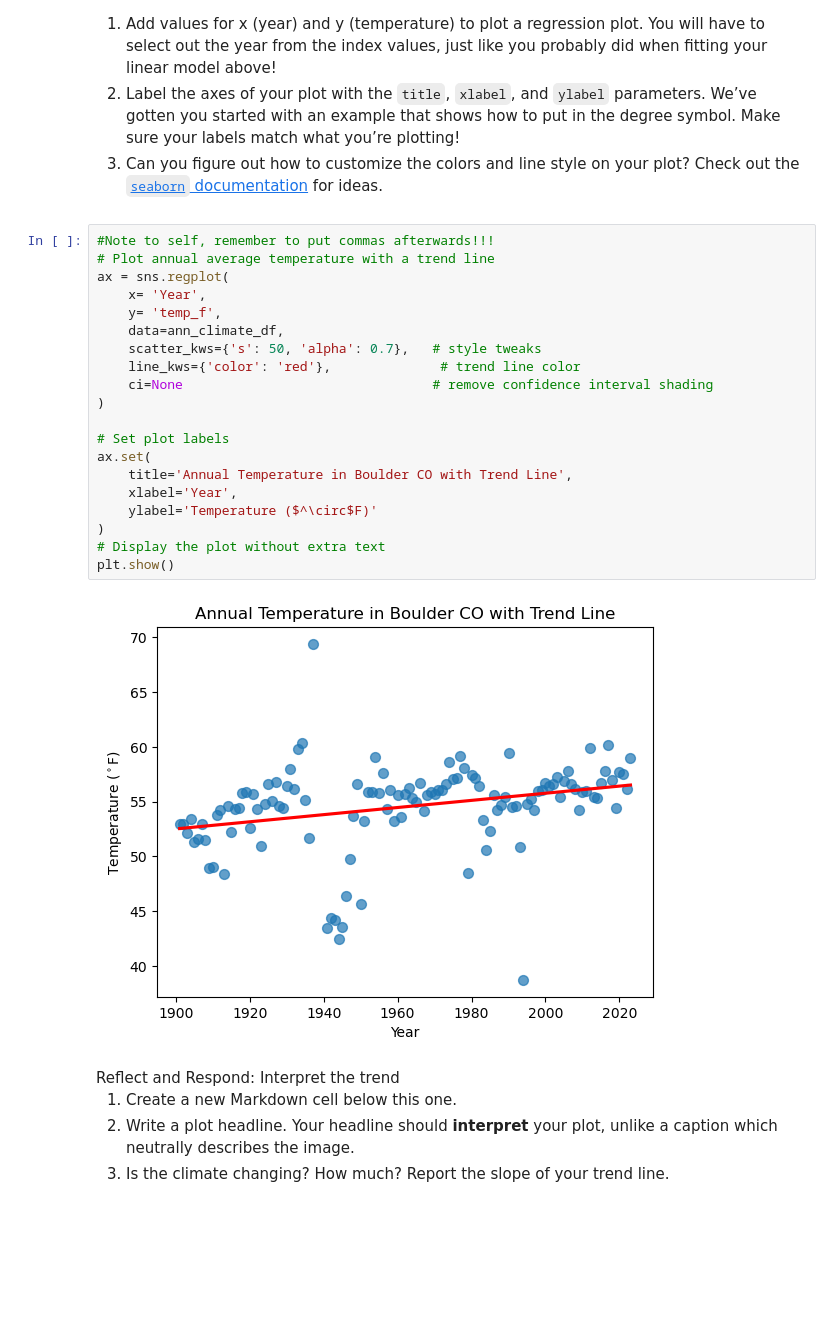
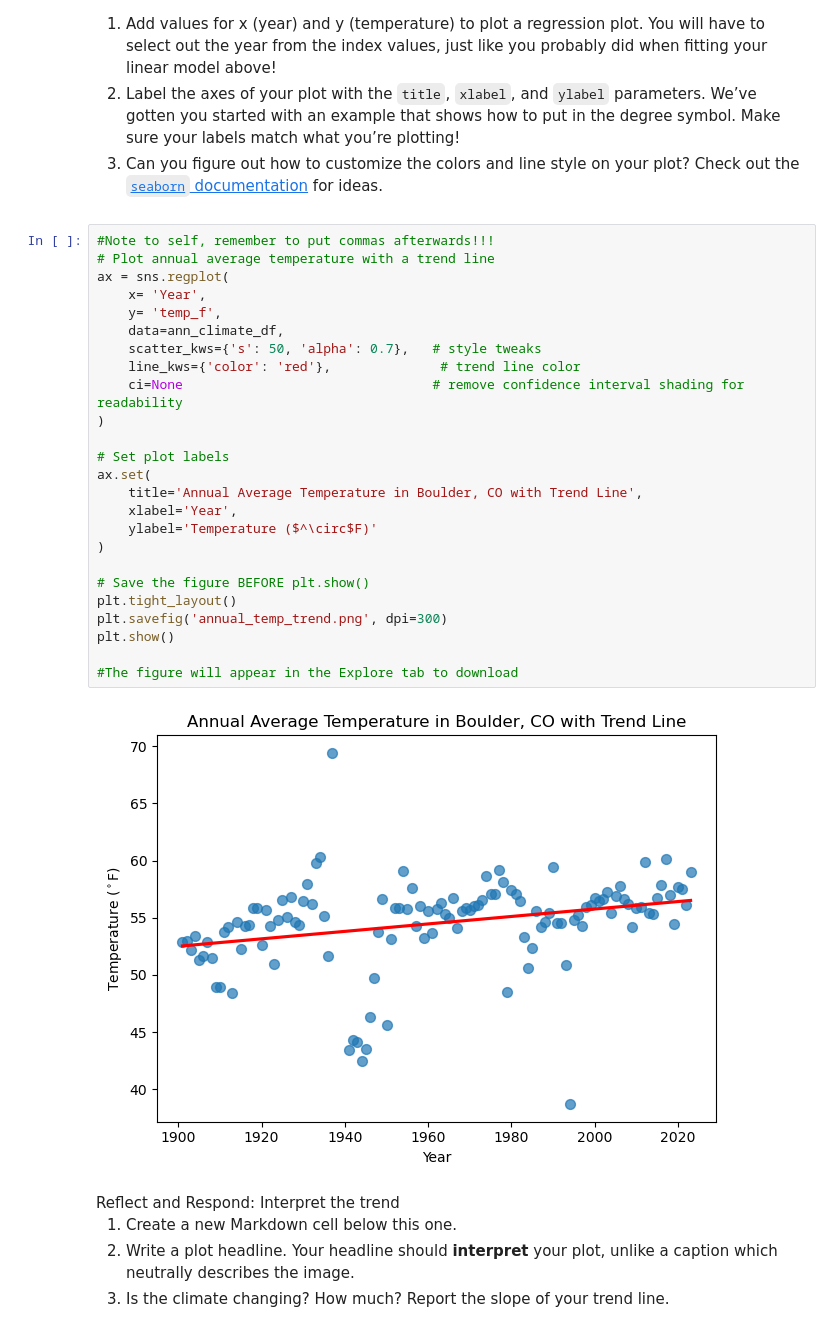
Before and after one commit to earthlab-education/02-climate-kward-alt, a Jupyter notebook: climate-coding-challenge-part-5.ipynb, the cells around one changed output. Saved outputs shown, nothing was run; the diff lists cells and outputs as text; blank space fills up the shorter version.

Commit message:
Fixed figure label and made png download

```diff
--- a/climate-coding-challenge-part-5.ipynb
+++ b/climate-coding-challenge-part-5.ipynb
@@ -190,25 +190,30 @@ for ideas.</li>
 # %%
 #Note to self, remember to put commas afterwards!!!
 # Plot annual average temperature with a trend line
 ax = sns.regplot(
     x= 'Year',
     y= 'temp_f',
     data=ann_climate_df,
     scatter_kws={'s': 50, 'alpha': 0.7},   # style tweaks
     line_kws={'color': 'red'},              # trend line color
-    ci=None                                # remove confidence interval shading
+    ci=None                                # remove confidence interval shading for readability
 )
 
 # Set plot labels
 ax.set(
-    title='Annual Temperature in Boulder CO with Trend Line',
+    title='Annual Average Temperature in Boulder, CO with Trend Line',
     xlabel='Year',
     ylabel='Temperature ($^\circ$F)'
 )
-# Display the plot without extra text
+
+# Save the figure BEFORE plt.show()
+plt.tight_layout()
+plt.savefig('annual_temp_trend.png', dpi=300)
 plt.show()
+
+#The figure will appear in the Explore tab to download
 # %% [output]
-[figure, old version]
+[figure, new version]
 # %% [markdown]
 <link rel="stylesheet" type="text/css" href="./assets/styles.css"><div class="callout callout-style-default callout-titled callout-respond"><div class="callout-header"><div class="callout-icon-container"><i class="callout-icon"></i></div><div class="callout-title-container flex-fill">Reflect and Respond: Interpret the trend</div></div><div class="callout-body-container callout-body"><ol type="1">
 <li>Create a new Markdown cell below this one.</li>
```
Also changed, not shown: 1 other file.
